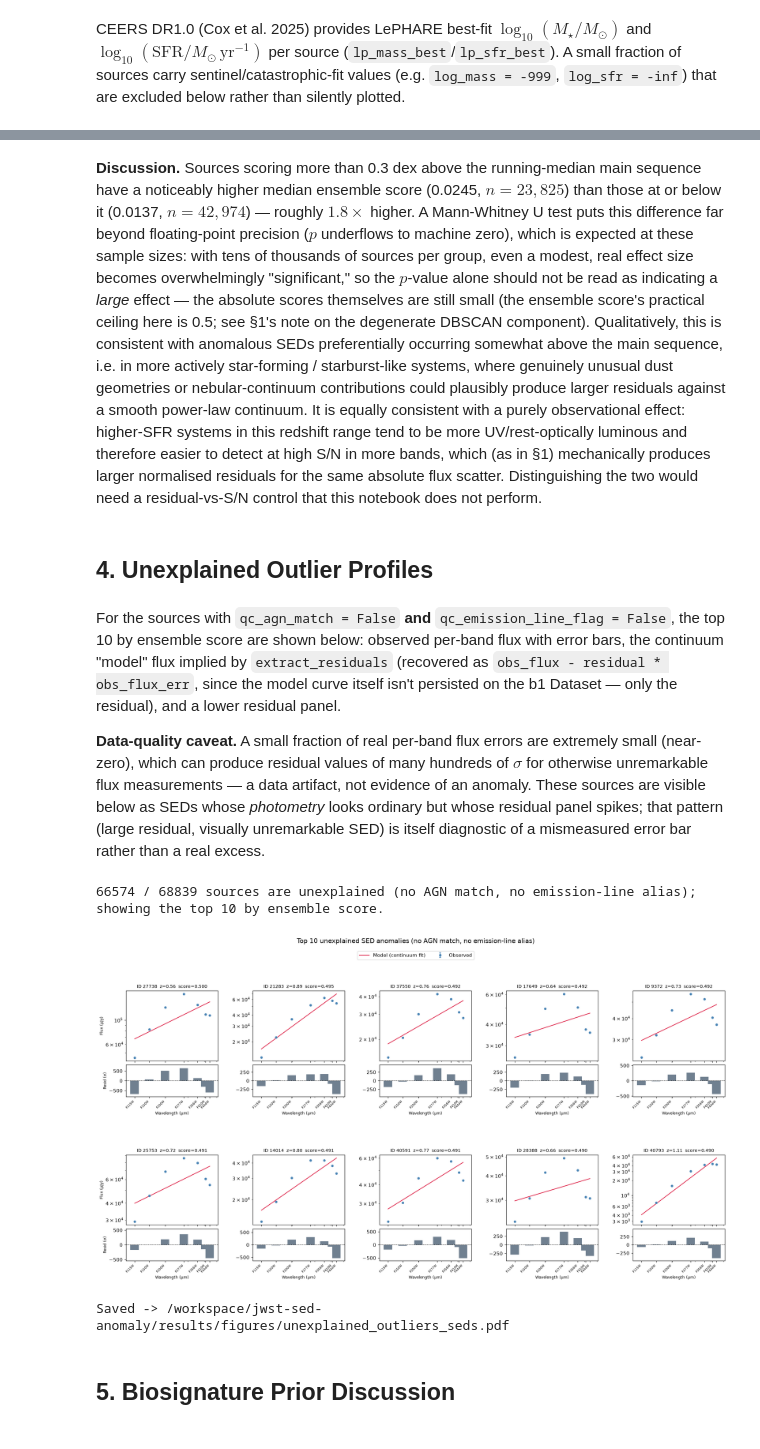
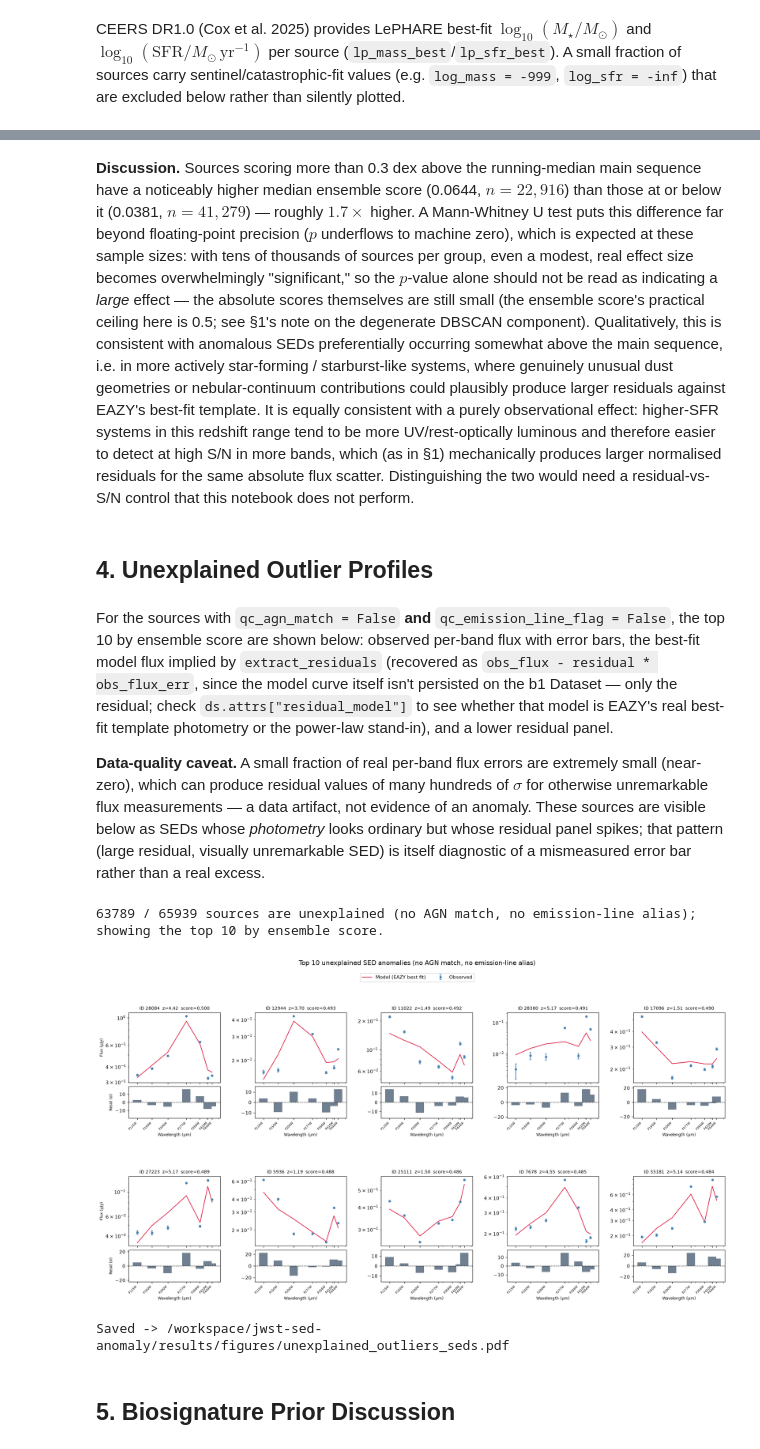
Before and after one commit to Menrae/jwst-sed-anomaly, a Jupyter notebook: notebooks/04_interpretation.ipynb, the cells around one changed output, grey strips where cells are left out. Saved outputs shown, nothing was run; the diff lists cells and outputs as text; code cells hidden in the pictures.

```diff
--- a/notebooks/04_interpretation.ipynb
+++ b/notebooks/04_interpretation.ipynb
@@ -191,4 +194,16 @@ Data variables:
 # %%
+eazy_fit_failure = ds["qc_eazy_fit_failure"].values.astype(bool)
+n_before_filter = ds.sizes["source_id"]
+
+# pipeline.quality.apply_quality_pipeline excludes chi2_eazy < 0 (EAZY
+# fit-failure sentinel) sources from anomaly scoring entirely -- their
+# qc_iso_forest_score/qc_umap_outlier/qc_anomaly_score are NaN by design
+# (not "very normal", just never scored). Restrict this notebook's analysis
+# to the scored ("clean") subset from here on so every downstream quantile/
+# regression/test below operates on real numbers, not propagated NaNs.
+ds = ds.isel(source_id=~eazy_fit_failure)
+pre_df = pre_df.loc[~eazy_fit_failure].reset_index(drop=True)
+
 ensemble_score = ds[ENSEMBLE_SCORE_VAR].values
 z_phot = ds["z_phot"].values
 agn_match = ds["qc_agn_match"].values.astype(bool)
@@ -198,6 +213,10 @@ unexplained_mask = ~agn_match & ~emission_flag
 GLOBAL_SCORE_THRESHOLD = np.quantile(ensemble_score, 1 - OUTLIER_FRACTION)
 is_flagged = ensemble_score >= GLOBAL_SCORE_THRESHOLD
 
+print(f"n_eazy_fit_failure (excluded)  : {int(eazy_fit_failure.sum())} / {n_before_filter} "
+      f"({eazy_fit_failure.mean():.2%})")
+print(f"n analysed below (clean sample): {ds.sizes['source_id']}")
+print()
 print(f"score range          : [{ensemble_score.min():.4f}, {ensemble_score.max():.4f}]")
 print(f"global threshold      : {GLOBAL_SCORE_THRESHOLD:.4f}  (top {OUTLIER_FRACTION:.0%})")
 print(f"n_flagged             : {int(is_flagged.sum())} / {len(is_flagged)}")
@@ -400,8 +434,8 @@ n(at/below main sequence)        = 42974, median score = 0.0137
 Mann-Whitney U p-value           = 0
 # %% [markdown]
 **Discussion.** Sources scoring more than 0.3 dex above the running-median main sequence have a
-noticeably higher median ensemble score (0.0245, $n=23{,}825$) than those at or below it (0.0137,
-$n=42{,}974$) — roughly $1.8\times$ higher. A Mann-Whitney U test puts this difference far beyond
+noticeably higher median ensemble score (0.0644, $n=22{,}916$) than those at or below it (0.0381,
+$n=41{,}279$) — roughly $1.7\times$ higher. A Mann-Whitney U test puts this difference far beyond
 floating-point precision ($p$ underflows to machine zero), which is expected at these sample sizes:
 with tens of thousands of sources per group, even a modest, real effect size becomes overwhelmingly
 "significant," so the $p$-value alone should not be read as indicating a *large* effect — the absolute
@@ -409,7 +443,7 @@ scores themselves are still small (the ensemble score's practical ceiling here i
 on the degenerate DBSCAN component). Qualitatively, this is consistent with anomalous SEDs
 preferentially occurring somewhat above the main sequence, i.e. in more actively star-forming /
 starburst-like systems, where genuinely unusual dust geometries or nebular-continuum contributions
-could plausibly produce larger residuals against a smooth power-law continuum. It is equally consistent
+could plausibly produce larger residuals against EAZY's best-fit template. It is equally consistent
 with a purely observational effect: higher-SFR systems in this redshift range tend to be more
 UV/rest-optically luminous and therefore easier to detect at high S/N in more bands, which (as in §1)
 mechanically produces larger normalised residuals for the same absolute flux scatter. Distinguishing
@@ -418,9 +452,11 @@ the two would need a residual-vs-S/N control that this notebook does not perform
 ## 4. Unexplained Outlier Profiles
 # %% [markdown]
 For the sources with `qc_agn_match = False` **and** `qc_emission_line_flag = False`, the top 10 by
-ensemble score are shown below: observed per-band flux with error bars, the continuum "model" flux
+ensemble score are shown below: observed per-band flux with error bars, the best-fit model flux
 implied by `extract_residuals` (recovered as `obs_flux - residual * obs_flux_err`, since the model
-curve itself isn't persisted on the b1 Dataset — only the residual), and a lower residual panel.
+curve itself isn't persisted on the b1 Dataset — only the residual; check `ds.attrs["residual_model"]`
+to see whether that model is EAZY's real best-fit template photometry or the power-law stand-in), and
+a lower residual panel.
 
 **Data-quality caveat.** A small fraction of real per-band flux errors are extremely small (near-zero),
 which can produce residual values of many hundreds of $\sigma$ for otherwise unremarkable flux
@@ -469,8 +505,9 @@ for k in range(10):
 
     ax_sed.errorbar(pivot_um[valid_b], flux[valid_b], yerr=err[valid_b], fmt="o", color="steelblue",
                      ms=4, capsize=2, label="Observed", zorder=3)
+    model_label = "Model (EAZY best fit)" if ds.attrs.get("residual_model") == "eazy_best_fit_template" else "Model (continuum fit)"
     ax_sed.plot(pivot_um[valid_b][order], np.clip(model_flux[valid_b][order], 1e-6, None), color="crimson",
-                lw=1.3, label="Model (continuum fit)", zorder=2)
+                lw=1.3, label=model_label, zorder=2)
     if legend_handles is None:
         legend_handles = ax_sed.get_legend_handles_labels()
     ax_sed.set_yscale("log")
@@ -483,35 +520,35 @@ for k in range(10):
     ax_sed.set_title(f"ID {sid}  z={zz:.2f}  score={sc:.3f}", fontsize=9)
 
     ax_res.axhline(0, color="k", lw=0.7, ls="--")
     if valid_b.any():
         ax_res.bar(pivot_um[valid_b], resid[valid_b], width=pivot_um[valid_b] * 0.15, color="slategray")
         ylim = max(6.0, np.nanmax(np.abs(resid[valid_b])) * 1.2)
     else:
         ylim = 6.0
     ax_res.set_ylim(-ylim, ylim)
     ax_sed.set_xticks(pivot_um)
     ax_res.set_xticks(pivot_um)
     ax_res.set_xticklabels(bands, rotation=45, ha="right", fontsize=6)
     ax_sed.xaxis.set_minor_formatter(plt.NullFormatter())
     ax_res.xaxis.set_minor_formatter(plt.NullFormatter())
     ax_res.set_xlabel("Wavelength (µm)", fontsize=8)
     if k % 5 == 0:
         ax_sed.set_ylabel("Flux (µJy)", fontsize=8)
         ax_res.set_ylabel("Resid (σ)", fontsize=8)
 
 fig.suptitle("Top 10 unexplained SED anomalies (no AGN match, no emission-line alias)", fontsize=13, y=1.03)
 if legend_handles is not None:
     fig.legend(*legend_handles, loc="upper center", bbox_to_anchor=(0.5, 1.0), ncol=2, fontsize=10)
 
 out_dir = ROOT / "results" / "figures"
 out_dir.mkdir(parents=True, exist_ok=True)
 out_path = out_dir / "unexplained_outliers_seds.pdf"
 fig.savefig(out_path, bbox_inches="tight")
 plt.show()
 print(f"Saved -> {out_path}")
 # %% [output]
-66574 / 68839 sources are unexplained (no AGN match, no emission-line alias); showing the top 10 by ensemble score.
+63789 / 65939 sources are unexplained (no AGN match, no emission-line alias); showing the top 10 by ensemble score.
-[figure, old version]
+[figure, new version]
 Saved -> /workspace/jwst-sed-anomaly/results/figures/unexplained_outliers_seds.pdf
 # %% [markdown]
 ## 5. Biosignature Prior Discussion
```
Also changed, not shown: parts of 14 cells of this notebook, 15 other files.
